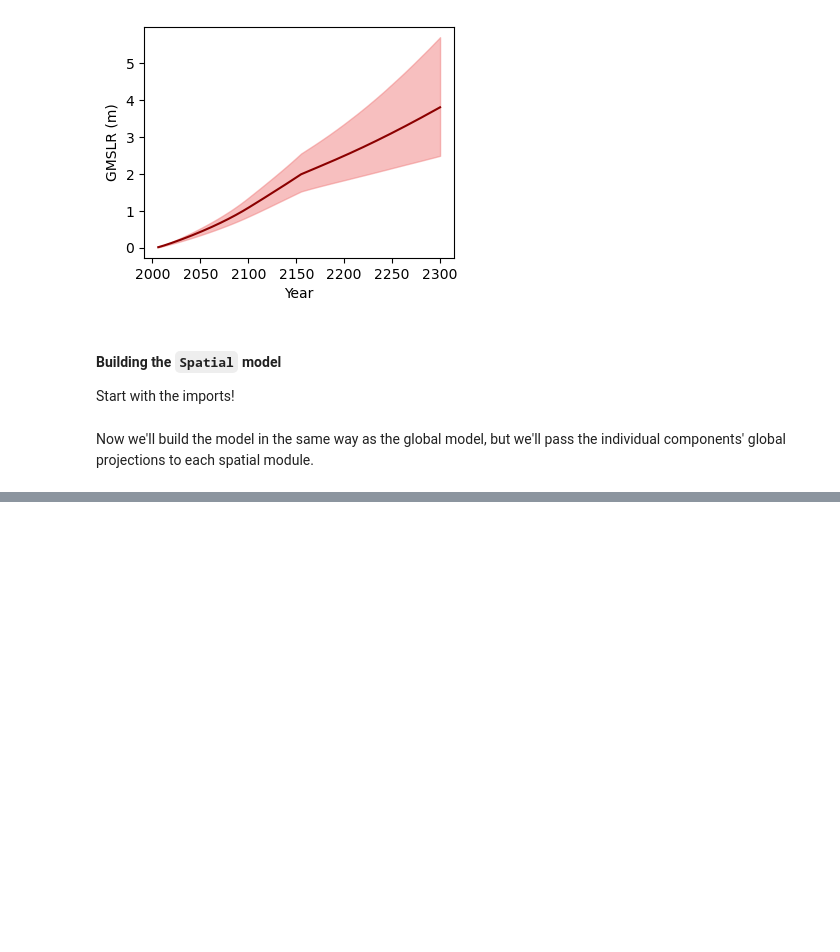
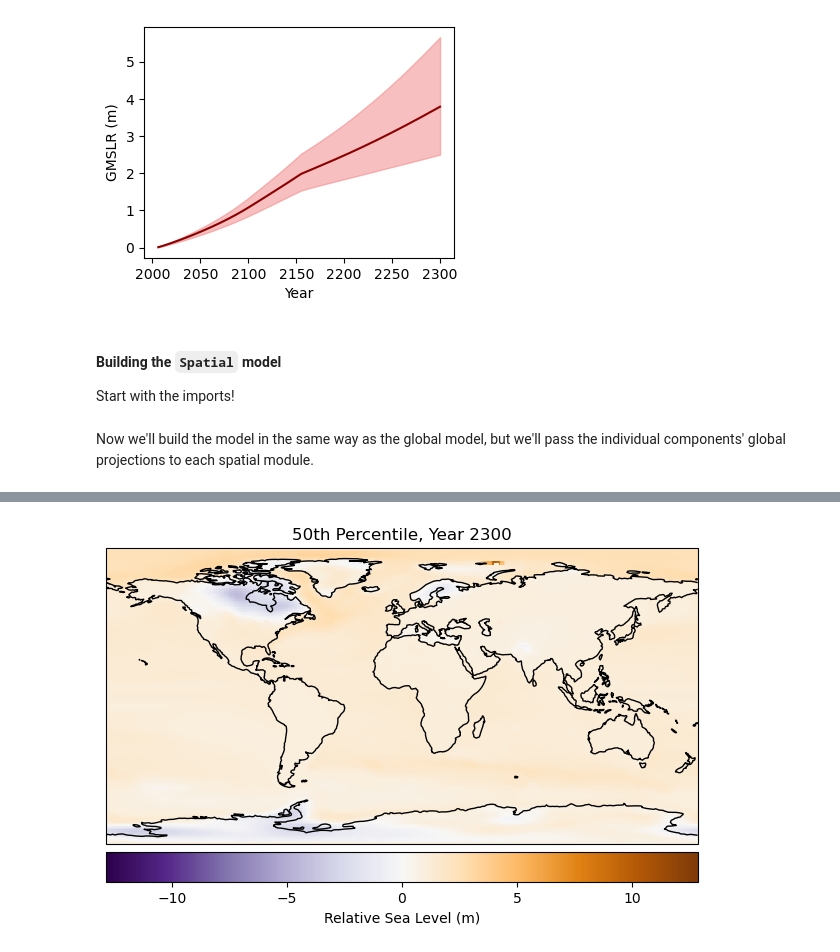
Before and after one commit to MetOffice/ProFSea-tool, a Jupyter notebook: profsea/tutorial_notebooks/worked_example.ipynb, the cells around one changed output, grey strips where cells are left out. Drawn from its saved outputs; the diff is of its cells as text; code cells hidden in the pictures; blank space fills up the shorter version.

```diff
--- a/profsea/tutorial_notebooks/worked_example.ipynb
+++ b/profsea/tutorial_notebooks/worked_example.ipynb
@@ -149,4 +149,4 @@ spatial_components = {
 spatial_model = Spatial(components=spatial_components)
 spatial_model.run(member_seed=42)
 
-spatial_model.sum_components(spatial_model.results)
+total_rsl = spatial_model.sum_components(spatial_model.results)
@@ -152,0 +174,30 @@ spatial_model.sum_components(spatial_model.results)
+# %%
+import cartopy.crs as ccrs
+
+fig = plt.figure(figsize=(6, 4), layout="constrained")
+
+total_rsl_med = total_rsl[2, -1, :, :]
+vmax = np.nanmax(np.abs(total_rsl))
+vmin = -vmax
+
+ax = fig.add_subplot(111, projection=ccrs.PlateCarree())
+ax.set_title("50th Percentile, Year 2300")
+ax.pcolormesh(
+    spatial_model.grid_lons,
+    spatial_model.grid_lats,
+    total_rsl_med,
+    transform=ccrs.PlateCarree(),
+    cmap="PuOr_r",
+    vmin=vmin,
+    vmax=vmax,
+)
+ax.coastlines()
+fig.colorbar(
+    mappable=ax.collections[0],
+    label="Relative Sea Level (m)",
+    orientation="horizontal",
+    pad=0.02,
+)
+plt.show()
+# %% [output]
+[figure, added]
```
Also changed, not shown: parts of 4 cells of this notebook.
